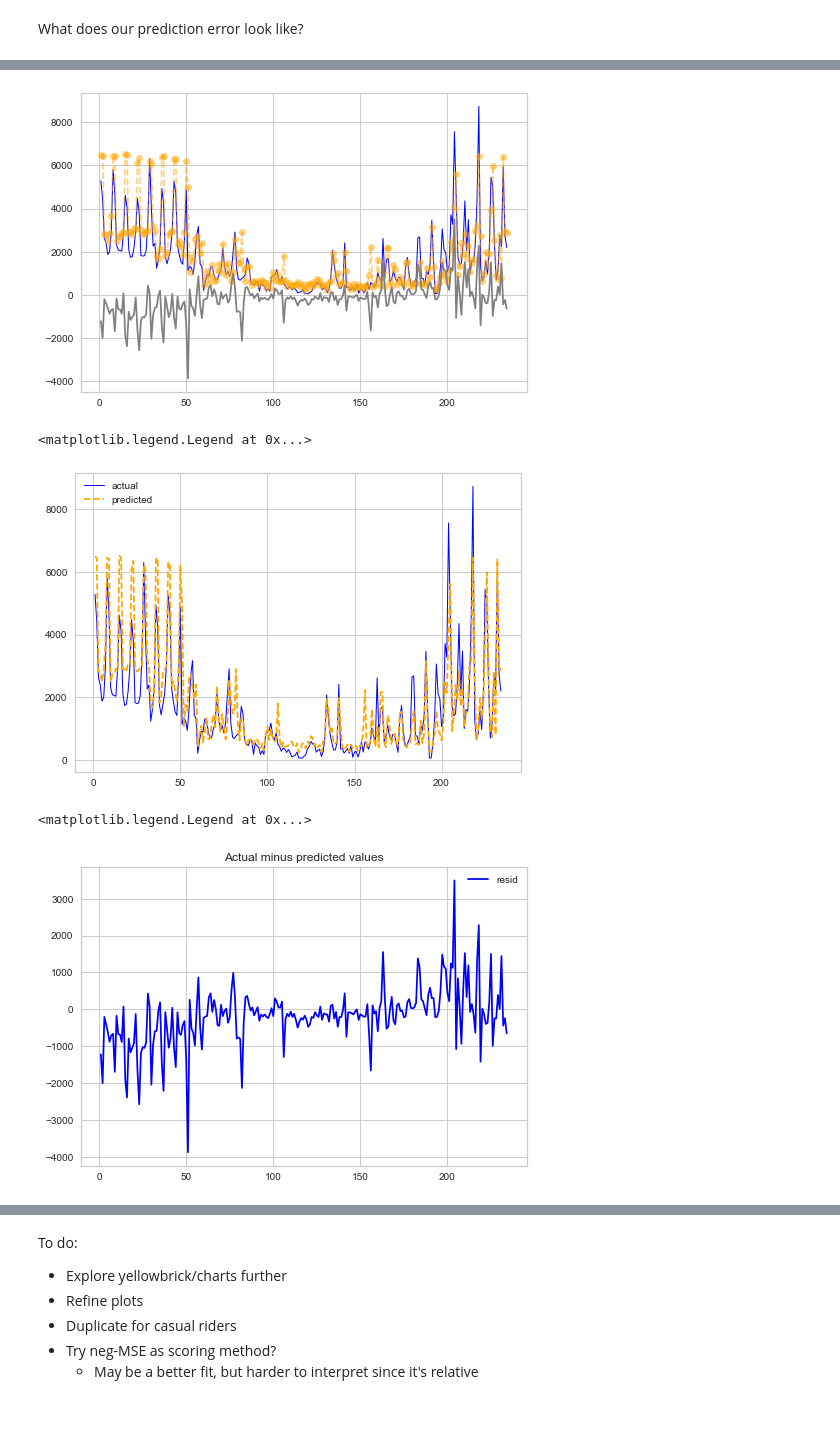
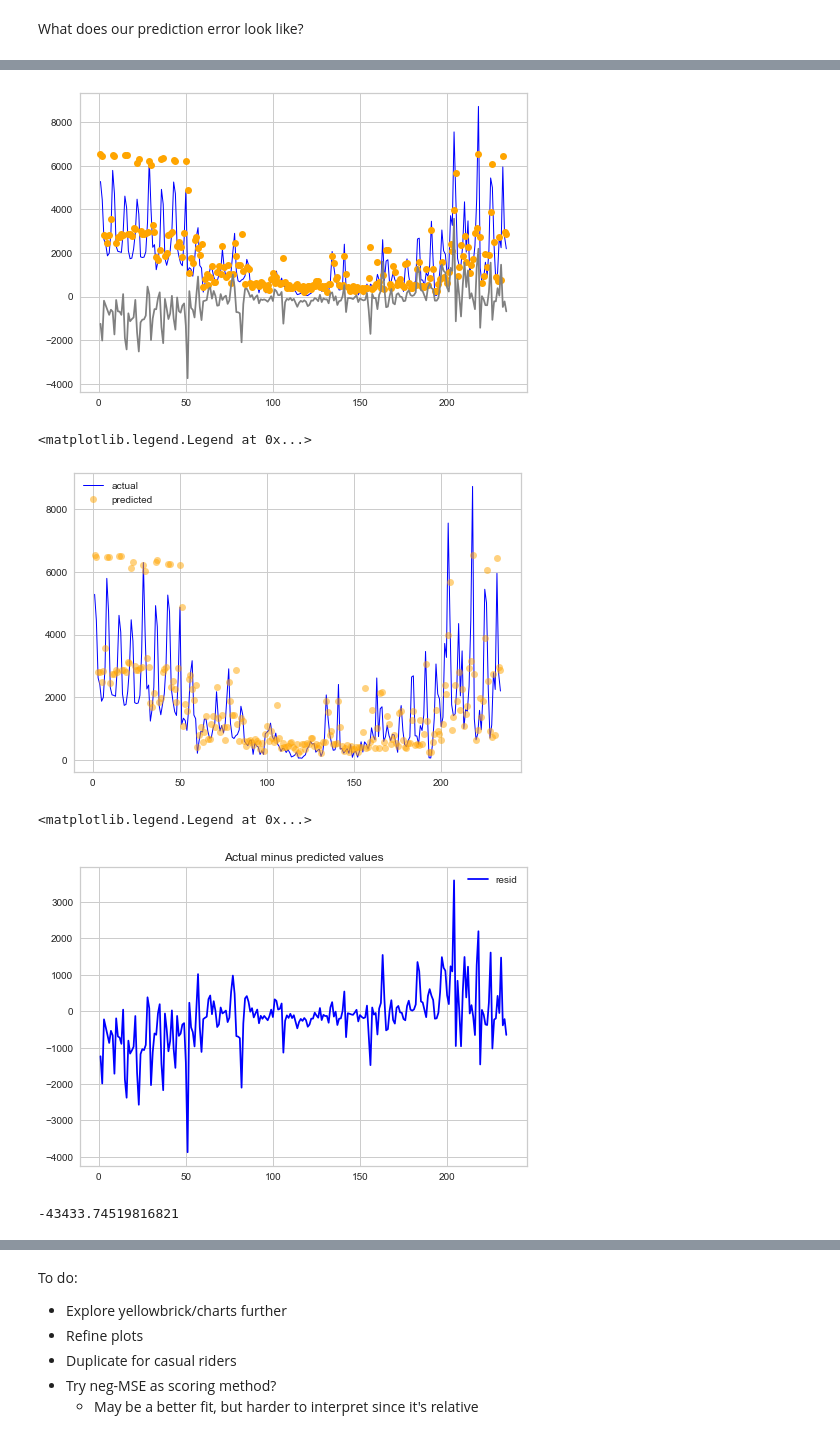
Before and after one commit to noahnewberger/Bikeshare-DC, a Jupyter notebook: machine_learning/rf_model_casual.ipynb, the cells around one changed output, grey strips where cells are left out. Cells and saved outputs as stored; diff of their text form; code cells hidden in the pictures.

```diff
--- a/machine_learning/rf_model_casual.ipynb
+++ b/machine_learning/rf_model_casual.ipynb
@@ -363,9 +361,7 @@ rf = RandomForestRegressor()
 cv = KFold(n_splits=5, shuffle=True, random_state=7)
 ran_search = RandomizedSearchCV(estimator=rf,
                                param_distributions=param_distributions,
-                               scoring=None,
-                               n_iter=100, cv=cv, verbose=3,
-                               random_state=7, n_jobs=-1)
+                               n_iter=100, cv=cv, verbose=3, n_jobs=-1)
 
 # Fit the random search model
 ran_search.fit(Xtrain, ytrain)
@@ -434,11 +430,11 @@ from sklearn.model_selection import GridSearchCV
 # Create the parameter grid based on the results of the random search
 param_grid = {
     'bootstrap': [True],
-    'max_depth': [50, 60, 70, None],
+    'max_depth': [60, 70, 80],
     'max_features': ['auto'],
     'min_samples_leaf': [1, 2],
-    'min_samples_split': [2, 3],
-    'n_estimators': [1100, 1200, 1300]
+    'min_samples_split': [2, 5],
+    'n_estimators': [700, 800, 900]
 }
 
 # Create a base model
@@ -637,25 +627,33 @@ data = pd.DataFrame({'t': range(1, len(yhat) + 1),
                      'resid': resid})
 
 plt.plot('t', 'ytest', data=data, color='blue', linewidth=1, label='actual')
-plt.plot('t', 'yhat', data=data, color='orange', linestyle='dashed', label='predicted')
+plt.plot('t', 'yhat', data=data, color='orange', marker='o', linestyle="None", label='predicted', alpha=0.5)
 plt.plot('t', 'resid', data=data, color='gray')
+plt.legend()
 plt.show()
 # %% [output]
-[figure, old version]
+[figure, new version]
 # %%
 plt.plot('t', 'ytest', data=data, color='blue', linewidth=1, label='actual')
-plt.plot('t', 'yhat', data=data, color='orange', linestyle='dashed', label='predicted')
+plt.plot('t', 'yhat', data=data, color='orange', marker='o', linestyle="None", label='predicted', alpha=0.5)
 plt.legend()
 # %% [output]
 <matplotlib.legend.Legend at 0x...>
-[figure, old version]
+[figure, new version]
 # %%
 plt.title('Actual minus predicted values')
 plt.plot('t', 'resid', data=data, color='blue')
 plt.legend()
 # %% [output]
 <matplotlib.legend.Legend at 0x...>
-[figure, old version]
+[figure, new version]
+# %%
+# On net, actuals minus predicted is negative
+# This means our model overpredicted on average
+
+data['resid'].sum()
+# %% [output]
+-43433.74519816821
 # %%
 data['abs_resid'] = np.abs(resid)
 
```
Also changed, not shown: parts of 18 cells of this notebook, 1 other file.
